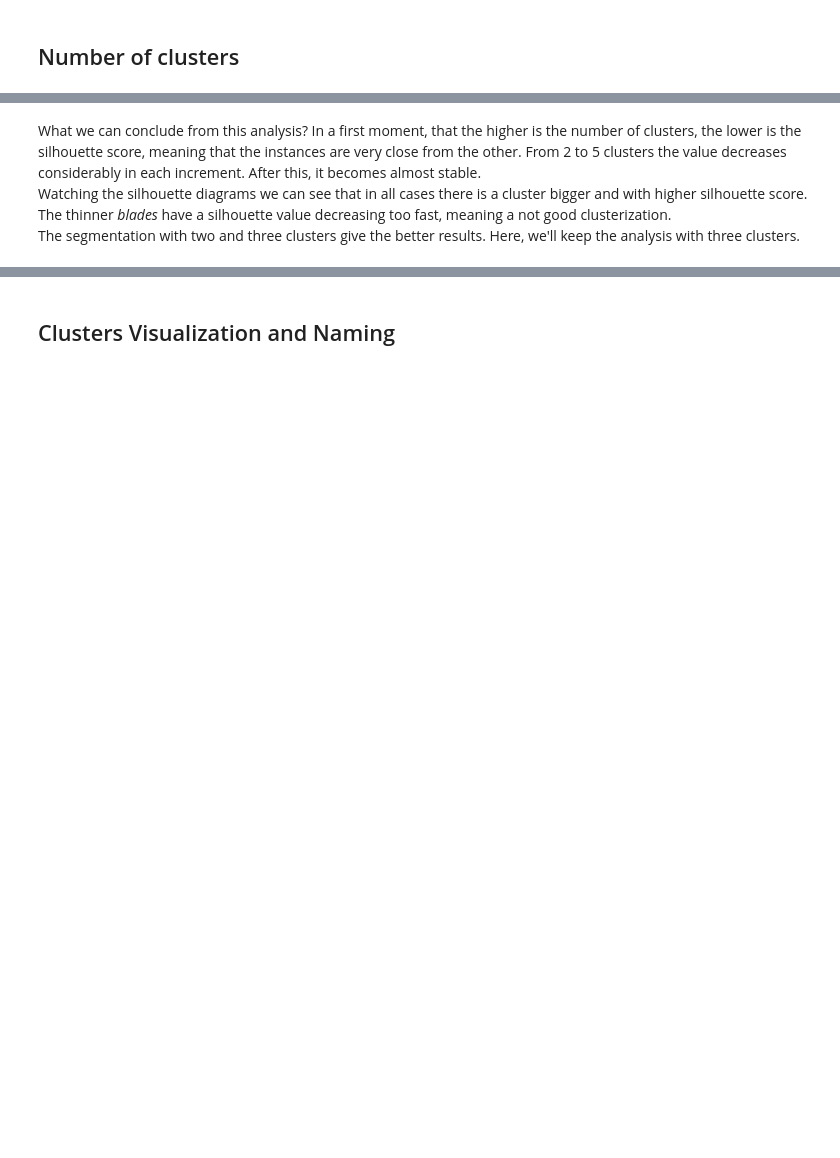
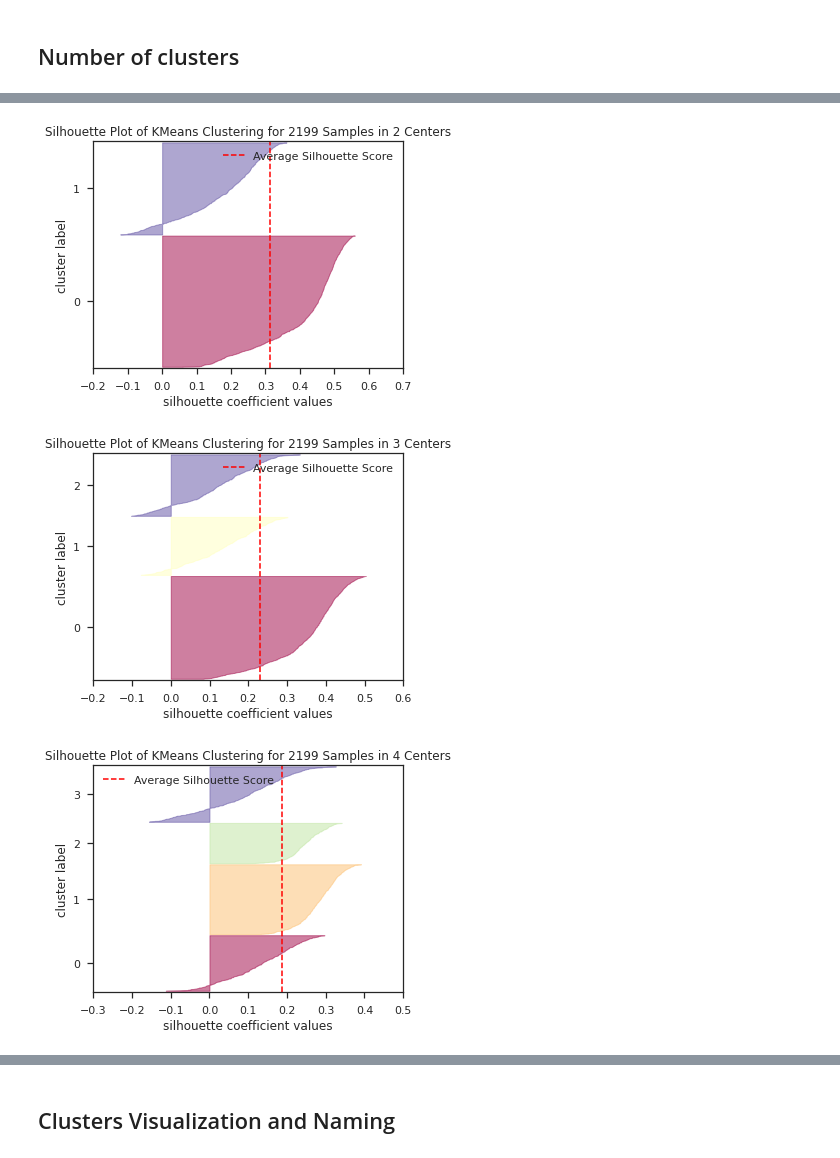
Before and after one commit to auab/Customer-Analysis, a Jupyter notebook: customer_analysis.ipynb, the cells around one changed output, grey strips where cells are left out. Cells and saved outputs as stored; diff of their text form; code cells hidden in the pictures; blank space fills up the shorter version.

```diff
--- a/customer_analysis.ipynb
+++ b/customer_analysis.ipynb
@@ -353,3 +319,0 @@ Name: MntWines, dtype: float64
-# %%
-customer_data['Winepct']= customer_data['MntWines']/customer_data['Spending']
-customer_data.corr()['Winepct'].sort_values(ascending=False)
@@ -383,0 +324,11 @@ customer_data_reduced = customer_data[['MntWines','Spending','NumPurchases','Inc
+# %%
+#scale the data
+scaler = StandardScaler()
+scaler.fit(customer_data)
+customer_data_scaled = scaler.transform(customer_data)
+#dimensionality reduction
+pca = PCA()
+pca.fit(customer_data_scaled)
+cumsum = np.cumsum(pca.explained_variance_ratio_)
+d = np.argmax(cumsum >= 0.90) + 1
+print('The minimun number of principal components necessary for the components represent 90% of the variance is ',d)
@@ -384,2 +337,6 @@ customer_data_reduced = customer_data[['MntWines','Spending','NumPurchases','Inc
+# %%
+pca = PCA(n_components = d)
+customer_data_reduced_scaled_array = pca.fit_transform(customer_data_scaled)
+customer_data_reduced_scaled = pd.DataFrame(data=customer_data_reduced_scaled_array,columns=['PCA_'+str(i)for i in range(1,d+1)])
 # %% [markdown]
 # Clustering
@@ -388,7 +343,3 @@ Now it's time to segmentate the data. Here, we'll use the k-means model, and to
-# %%
-scaler = MinMaxScaler()
-scaler.fit(customer_data_reduced)
-customer_data_reduced_scaled = scaler.transform(customer_data_reduced)
 # %% [markdown]
 ## Number of clusters
 # %% [markdown]
@@ -454,4 +347,20 @@ plt.show()
-# %% [markdown]
-What we can conclude from this analysis? In a first moment, that the higher is the number of clusters, the lower is the silhouette score, meaning that the instances are very close from the other. From 2 to 5 clusters the value decreases considerably in each increment. After this, it becomes almost stable.<br>
-Watching the silhouette diagrams we can see that in all cases there is a cluster bigger and with higher silhouette score. The thinner *blades* have a silhouette value decreasing too fast, meaning a not good clusterization.<br>
-The segmentation with two and three clusters give the better results. Here, we'll keep the analysis with three clusters.
+# %%
+k_scores=[]
+for k in range(2,8):
+  kmeans = KMeans(n_clusters=k,random_state=42)
+  y_pred = kmeans.fit_predict(customer_data_reduced_scaled)
+  k_score = silhouette_score(customer_data_reduced_scaled, kmeans.labels_)
+  k_scores.append(k_score)
+  silhouette_visualizer(kmeans,customer_data_reduced_scaled, colors='Spectral',size=(400, 300))
+
+
+#the silhouette_scores
+plt.plot(range(2,8),k_scores,marker='o')
+plt.ylabel("Silhouette Score")
+plt.xlabel("N° Clusters")
+plt.title("Average Silhouette Score Comparison", fontsize=20)
+plt.show()
+# %% [output]
+[figure, added]
+[figure, added]
+[figure, added]
```
Also changed, not shown: parts of 62 cells of this notebook.
